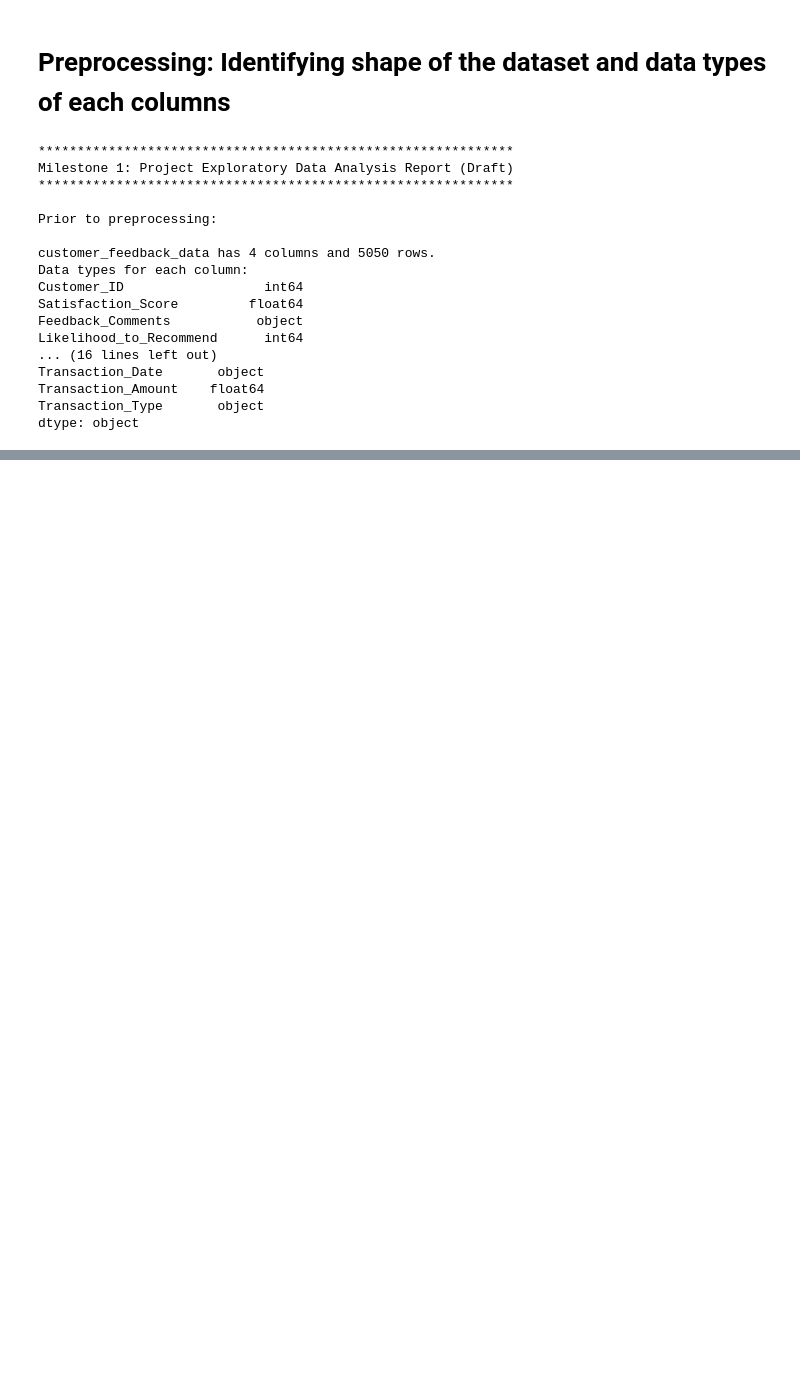
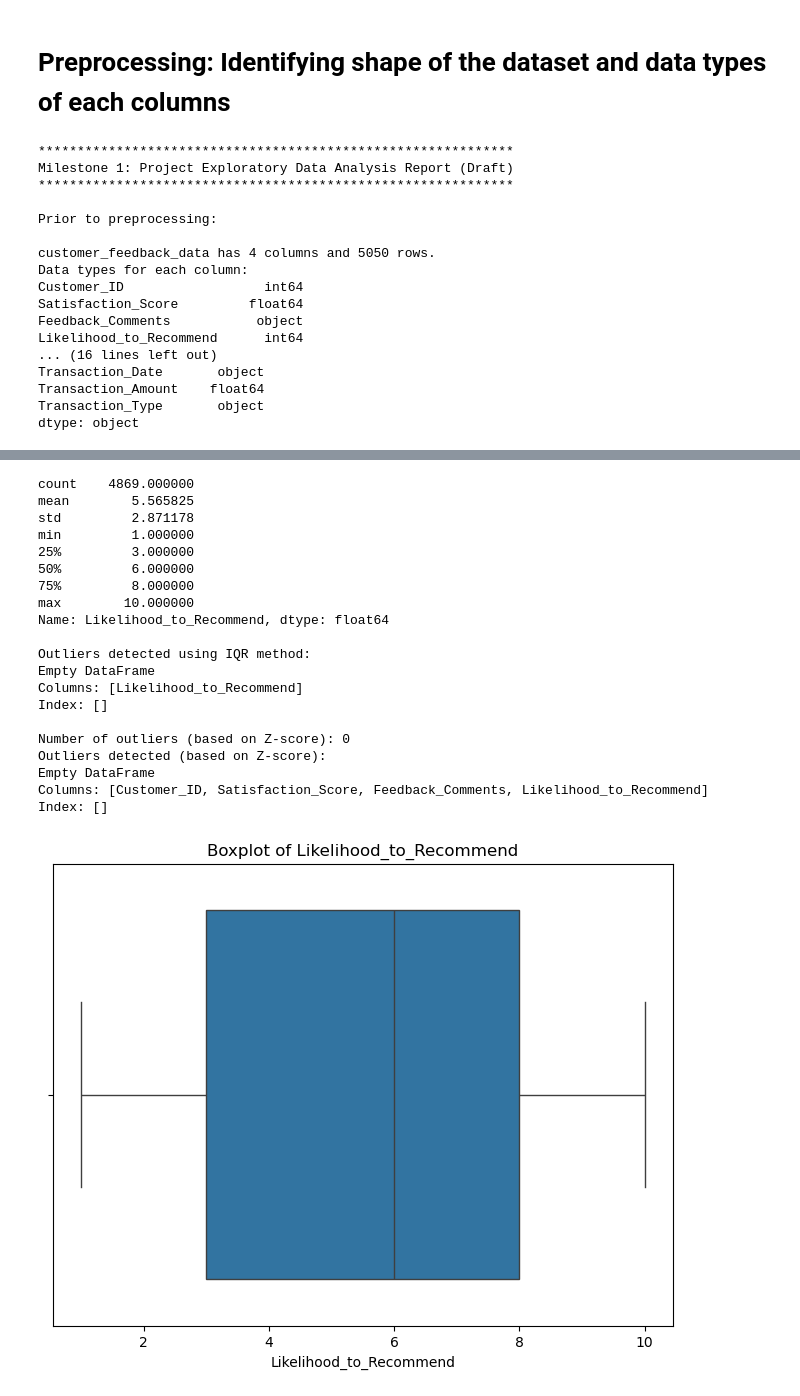
Before and after one commit to atomicbum170348/MO-IT128-H3107-Data-Mining-Principles, a Jupyter notebook: Week 4/Milestone 1 Project Exploratory Data Analysis Report Draft.ipynb, the cells around one changed output, grey strips where cells are left out. Saved outputs shown, nothing was run; the diff lists cells and outputs as text; code cells hidden in the pictures; blank space fills up the shorter version.

```diff
--- a/Week 4/Milestone 1 Project Exploratory Data Analysis Report Draft.ipynb
+++ b/Week 4/Milestone 1 Project Exploratory Data Analysis Report Draft.ipynb
@@ -60,0 +527,60 @@ dtype: object
+# %%
+# 1. Descriptive Statistics: Check for the range, mean, and quartiles of the 'Likelihood_to_Recommend'
+print(data1['Likelihood_to_Recommend'].describe())
+
+# 2. IQR Method: Detect Outliers using IQR
+Q1 = data1['Likelihood_to_Recommend'].quantile(0.25)
+Q3 = data1['Likelihood_to_Recommend'].quantile(0.75)
+IQR = Q3 - Q1
+# Define the bounds for outliers
+lower_bound = Q1 - 1.5 * IQR
+upper_bound = Q3 + 1.5 * IQR
+# Find outliers
+outliers = data1[(data1['Likelihood_to_Recommend'] < lower_bound) | (data1['Likelihood_to_Recommend'] > upper_bound)]
+# Show outliers
+print("\nOutliers detected using IQR method:")
+print(outliers[['Likelihood_to_Recommend']])
+
+
+# 3. Calculate the Z-scores for Likelihood_to_Recommend
+z_scores = zscore(data1['Likelihood_to_Recommend'])
+# Find rows with Z-scores greater than 3 or less than -3
+outliers_zscore = data1[abs(z_scores) > 3]
+# Optionally: show how many outliers there are
+print(f"\nNumber of outliers (based on Z-score): {outliers_zscore.shape[0]}")
+print("Outliers detected (based on Z-score):")
+print(outliers_zscore)
+
+# 4. Boxplot visualization: Visualize outliers with a boxplot
+plt.figure(figsize=(8, 6))
+sns.boxplot(x=data1['Likelihood_to_Recommend'])
+plt.title('Boxplot of Likelihood_to_Recommend')
+plt.show()
+
+# 5. Histogram: Visualize the distribution of the Likelihood_to_Recommend
+plt.figure(figsize=(8, 6))
+sns.histplot(data1['Likelihood_to_Recommend'], bins=30, kde=True)
+plt.title('Histogram of Likelihood_to_Recommend')
+plt.show()
+# %% [output]
+count    4869.000000
+mean        5.565825
+std         2.871178
+min         1.000000
+25%         3.000000
+50%         6.000000
+75%         8.000000
+max        10.000000
+Name: Likelihood_to_Recommend, dtype: float64
+
+Outliers detected using IQR method:
+Empty DataFrame
+Columns: [Likelihood_to_Recommend]
+Index: []
+
+Number of outliers (based on Z-score): 0
+Outliers detected (based on Z-score):
+Empty DataFrame
+Columns: [Customer_ID, Satisfaction_Score, Feedback_Comments, Likelihood_to_Recommend]
+Index: []
+[figure, added]
```
Also changed, not shown: parts of 24 cells of this notebook.
